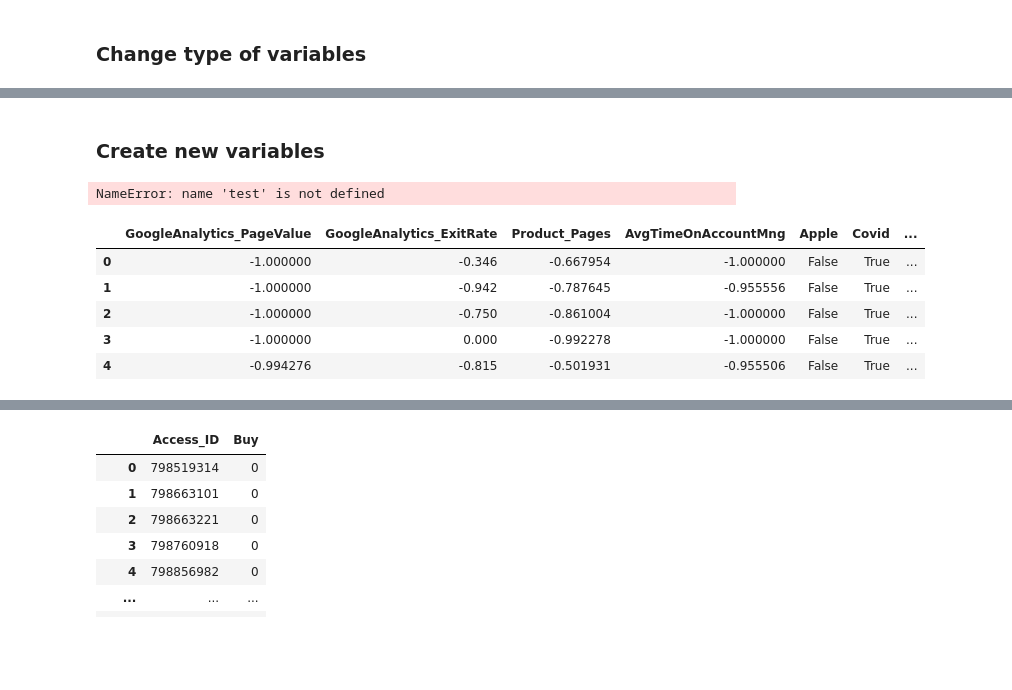
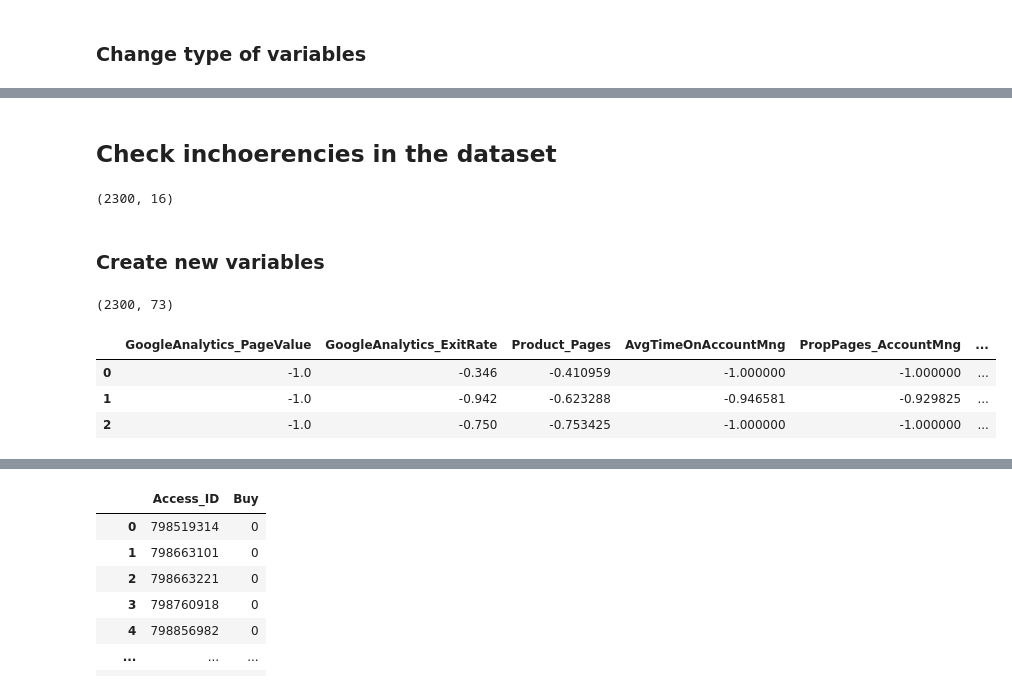
Before and after one commit to JohnnyCodess/Project-Machine-Learning, a Jupyter notebook: 202122 Fall AA Group60 Notebook.ipynb, the cells around one changed output, grey strips where cells are left out. Drawn from its saved outputs; the diff is of its cells as text; code cells hidden in the pictures; blank space fills up the shorter version.

```diff
--- a/202122 Fall AA Group60 Notebook.ipynb
+++ b/202122 Fall AA Group60 Notebook.ipynb
@@ -1772,47 +1826,46 @@ memory usage: 287.6 KB
+# %% [markdown]
+## Check inchoerencies in the dataset
 # %%
-## Pages and Duration variables
-#account_index = test[(test['AccountMng_Pages']>1) & (test['AccountMng_Duration']==0) ].index  # --> 3
-#len(account_index)
-#test.drop(account_index, axis=0, inplace=True)
-#test.loc[test['AccountMng_Duration']==0,'AccountMng_Duration'] = 1
-#test
-#
-##test[(test['FAQ_Pages']==0) & (test['FAQ_Duration']!=0) ] # --> 0
-#faq_index = test[(test['FAQ_Pages']>1) & (test['FAQ_Duration']==0) ].index # --> 9
-#len(faq_index)
-#test.drop(faq_index, axis=0, inplace=True)
-#test.loc[test['FAQ_Duration']==0,'FAQ_Duration'] = 1
-#test
-#
-##test[(test['Product_Pages']==0) & (test['Product_Duration']!=0) ] # --> 0
-#product_index = test[(test['Product_Pages']>1) & (test['Product_Duration']==0) ].index # --> 130
-#len(product_index)
-#test.drop(product_index, axis=0, inplace=True)
-#test.loc[test['Product_Duration']==0,'Product_Duration'] = 1
-#test
+# Incoherencies between Pages and Duration variables
 
-# Total removed = 3 + 9 + 130 = 142 (1.42%)
+# usually, it doesn´t make sense that Pages > 0 and Duration = 0. However, there are too many observations like that,
+# so, instead of removing them, we decided to convert (duration = 0, pages=1)  --> (duration = 1, pages=1)
+
+#test[(test['AccountMng_Pages']==0) & (test['AccountMng_Duration']!=0) ] # --> 0
+account_index = test[(test['AccountMng_Pages']>1) & (test['AccountMng_Duration']==0) ].index  # --> 3
+len(account_index)
+test.loc[test['AccountMng_Duration']==0,'AccountMng_Duration'] = 1
+
+#test[(test['FAQ_Pages']==0) & (test['FAQ_Duration']!=0) ] # --> 0
+faq_index = test[(test['FAQ_Pages']>1) & (test['FAQ_Duration']==0) ].index # --> 9
+len(faq_index)
+test.loc[test['FAQ_Duration']==0,'FAQ_Duration'] = 1
+
+#test[(test['Product_Pages']==0) & (test['Product_Duration']!=0) ] # --> 0
+product_index = test[(test['Product_Pages']>1) & (test['Product_Duration']==0) ].index # --> 130
+len(product_index)
+test.loc[test['Product_Duration']==0,'Product_Duration'] = 1
+
+test.shape
+# Total rectified = 3 + 9 + 130 = 142 (1.42%)
+# %% [output]
+(2300, 16)
 # %% [markdown]
 ### Create new variables
 # %%
-# Create new variables
-
 # Create binary variables for the most common operating systems
 test['Apple'] = test['OS'].apply(lambda x: bool(1) if x == 'MacOSX' or x == 'iOS' else bool(0))
 test['Windows'] = test['OS'].apply(lambda x: bool(1) if x == 'Windows' else bool(0))
 test['Android'] = test['OS'].apply(lambda x: bool(1) if x == 'Android' else bool(0))
-
 
 # Create binary variables for the most common countries
 test['Portugal'] = test['Country'].apply(lambda x: bool(1) if x == 'Portugal' else bool(0))
 test['Iberian_Peninsula'] = test['Country'].apply(lambda x: bool(1) if x == 'Portugal' or x == 'Spain' else bool(0))
 test['Spain'] = test['Country'].apply(lambda x: bool(1) if x == 'Spain' else bool(0))
 
-
 # Create binary variables for type of visitors
 test['Returner'] = test['Type_of_Visitor'].apply(lambda x: bool(1) if x == 'Returner' else bool(0))
 test['New_Access'] = test['Type_of_Visitor'].apply(lambda x: bool(1) if x == 'New_Access' else bool(0))
-
 
 # Create the total duration of the visits and total number of page visits
 test['Total_Duration'] = test['AccountMng_Duration'] + test['FAQ_Duration'] + test['Product_Duration']
@@ -1822,22 +1875,18 @@ test['Total_Pages'] = test['AccountMng_Pages'] + test['FAQ_Pages'] + test['Produ
 test.loc[test['Total_Pages']==0,'Total_Pages']=1
 test.loc[test['Total_Duration']==0,'Total_Duration']=1
 
-
 # Create the proportion of time on each page type
 test['PropTime_AccountMng'] = test['AccountMng_Duration']/test['Total_Duration']
 test['PropTime_FAQ'] = test['FAQ_Duration']/test['Total_Duration']
 test['PropTime_Product'] = test['Product_Duration']/test['Total_Duration']
-
 
 # Create the proportion of visited pages of each type
 test['PropPages_AccountMng'] = test['AccountMng_Pages']/test['Total_Pages']
 test['PropPages_FAQ'] = test['FAQ_Pages']/test['Total_Pages']
 test['PropPages_Product'] = test['Product_Pages']/test['Total_Pages']
 
-
 # Create the average time spent per page and type of page
 test['AvgTimePerPage'] = test['Total_Duration'].div(test['Total_Pages'].values)
-
 
 test['AvgTimeOnAccountMng'] = test['AccountMng_Duration'].div(test['AccountMng_Pages'].values)
 test['AvgTimeOnFAQ'] = test['FAQ_Duration'].div(test['FAQ_Pages'].values)
@@ -1848,14 +1897,11 @@ test.loc[test['AccountMng_Pages']==0,'AvgTimeOnAccountMng']=0
 test.loc[test['FAQ_Pages']==0,'AvgTimeOnFAQ']=0
 test.loc[test['Product_Pages']==0,'AvgTimeOnProduct']=0
 
-
 # Create the month of the visit
 test['Month'] = test['Date'].dt.month
 
-
 # Create variable Covid
 test['Covid'] = test['Month'].apply(lambda x: bool(1) if x>3 else bool(0))
-
 
 # Create dummy variables from the categorical ones
 test['Month'] = test['Month'].apply(lambda x: calendar.month_abbr[x])
@@ -1869,43 +1915,39 @@ browser = pd.DataFrame(pd.get_dummies(test['Browser'], drop_first = True, dtype=
 
 test=pd.concat((test,month,type_traffic,browser), axis=1)
 
-
-display(test.head(3))
 print(test.shape)
 # %% [output]
-NameError: name 'test' is not defined
+(2300, 73)
 # %%
 # best_model_fitted
 # best_scaler
 
 # Apply best_model_fitted and best_scaler to the dataset
 test_data = test[selected_variables]
 
 # Separate test_data in metric and non metric features
 test_data_metric = test_data.select_dtypes(include=np.number).set_index(test_data.index)
 test_data_non_metric = test_data.select_dtypes(exclude=np.number).set_index(test_data.index)
 
 
 # Use best_scaler created above
 test_data_metric_scaled = best_scaler.transform(test_data_metric)
 test_data_metric_scaled = pd.DataFrame(test_data_metric_scaled, columns = test_data_metric.columns).set_index(test_data.index)
 
 
 # Join the test_data back together
 test_data_final = test_data_metric_scaled.join(test_data_non_metric)
 
 
 # Use best_model_fitted created above to create new columns called 'Buy'
 test_data_final['Buy'] = best_model_fitted.predict(test_data_final)
 
-display(test_data_final.head())
+display(test_data_final.head(3))
 # %% [output]
-|  | GoogleAnalytics_PageValue | GoogleAnalytics_ExitRate | Product_Pages | AvgTimeOnAccountMng | Apple | Covid | ... |
-| 0 | -1.000000 | -0.346 | -0.667954 | -1.000000 | False | True | ... |
-| 1 | -1.000000 | -0.942 | -0.787645 | -0.955556 | False | True | ... |
-| 2 | -1.000000 | -0.750 | -0.861004 | -1.000000 | False | True | ... |
-| 3 | -1.000000 | 0.000 | -0.992278 | -1.000000 | False | True | ... |
-| 4 | -0.994276 | -0.815 | -0.501931 | -0.955506 | False | True | ... |
+|  | GoogleAnalytics_PageValue | GoogleAnalytics_ExitRate | Product_Pages | AvgTimeOnAccountMng | PropPages_AccountMng | ... |
+| 0 | -1.0 | -0.346 | -0.410959 | -1.000000 | -1.000000 | ... |
+| 1 | -1.0 | -0.942 | -0.623288 | -0.946581 | -0.929825 | ... |
+| 2 | -1.0 | -0.750 | -0.753425 | -1.000000 | -1.000000 | ... |
 # %%
 test_data_final['Buy'].value_counts()
 # %% [output]
```
Also changed, not shown: parts of 16 cells of this notebook.
